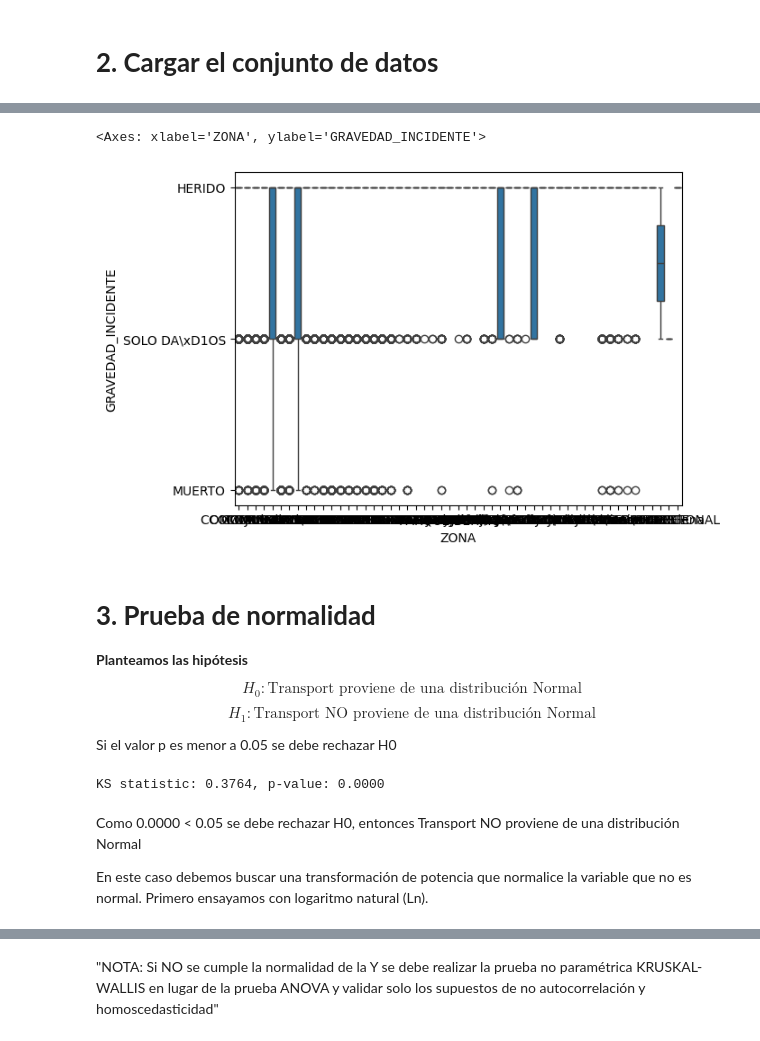
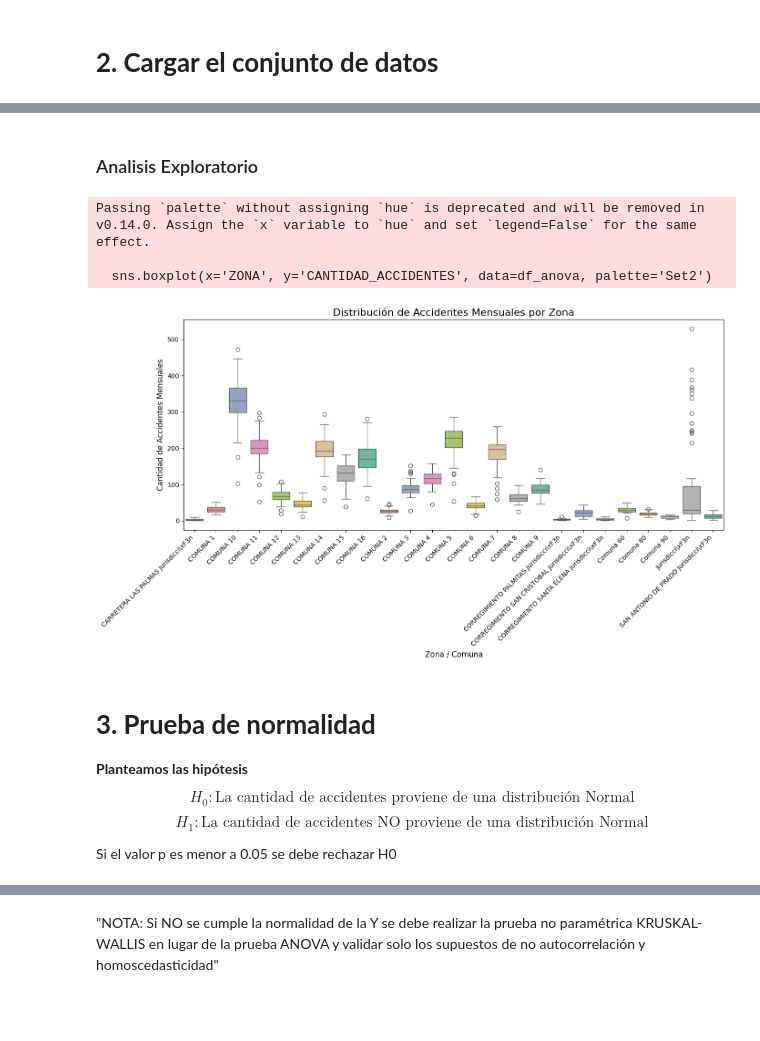
Before and after one commit to diegoVasquez600/Statistics_for_Analytics, a Jupyter notebook: ANOVA_est_IUPB_Diego_Rios_Vasquez_Juan_David_Perez.ipynb, the cells around one changed output, grey strips where cells are left out. Saved outputs shown, nothing was run; the diff lists cells and outputs as text; code cells hidden in the pictures; blank space fills up the shorter version.

```diff
--- a/ANOVA_est_IUPB_Diego_Rios_Vasquez_Juan_David_Perez.ipynb
+++ b/ANOVA_est_IUPB_Diego_Rios_Vasquez_Juan_David_Perez.ipynb
@@ -34,7 +34,10 @@ Archivo = files.upload()
 Ruta = list(Archivo.keys())[0]
 
 # Leer el archivo con pandas
-datos = pd.read_csv(Ruta,sep=',')
+try:
+  datos = pd.read_csv(Ruta,sep=',', encoding='latin1', low_memory=False)
+except UnicodeDecodeError:
+  datos = pd.read_csv(Ruta,sep=',', encoding='utf-8', low_memory=False)
 
 # Mostrar los 10 primeros registros del DataFrame
 print()
@@ -92,0 +98,19 @@ memory usage: 15.3+ MB
+# %%
+# Limpieza básica: quitar valores nulos en fecha o zona
+datos = datos.dropna(subset=['FECHA_INCIDENTE', 'ZONA'])
+datos['ZONA'] = datos['ZONA'].str.strip()
+
+# Filtrar las zonas principales para evitar ruido ("Sin Inf" o zonas con muy pocos datos)
+zonas_validas = datos['ZONA'].value_counts()[datos['ZONA'].value_counts() > 100].index
+datos = datos[datos['ZONA'].isin(zonas_validas)]
+
+# Convertir fecha y eliminar errores
+datos['FECHA_INCIDENTE'] = pd.to_datetime(datos['FECHA_INCIDENTE'], dayfirst=True, errors='coerce')
+datos = datos.dropna(subset=['FECHA_INCIDENTE'])
+# Para aplicar ANOVA, agrupamos para contar accidentes por Zona y Mes
+datos['AÑO_MES'] = datos['FECHA_INCIDENTE'].dt.to_period('M')
+df_anova = datos.groupby(['ZONA', 'AÑO_MES']).size().reset_index(name='CANTIDAD_ACCIDENTES')
+df_anova['AÑO_MES'] = df_anova['AÑO_MES'].astype(str)
+
+print("Datos agrupados listos para el análisis:")
+df_anova.head(10)
@@ -106,32 +143,26 @@ datos.describe()
-# %%
-# Boxplot
-# box plot Diagrama de caja y bigotes por continente
-sns.boxplot(x = 'ZONA', y = 'GRAVEDAD_INCIDENTE', data = datos)
-# %% [output]
-<Axes: xlabel='ZONA', ylabel='GRAVEDAD_INCIDENTE'>
-[figure, removed]
+# %% [markdown]
+### Analisis Exploratorio
+# %%
+plt.figure(figsize=(14, 8))
+sns.boxplot(x='ZONA', y='CANTIDAD_ACCIDENTES', data=df_anova, palette='Set2')
+plt.title('Distribución de Accidentes Mensuales por Zona', fontsize=16)
+plt.xlabel('Zona / Comuna', fontsize=12)
+plt.ylabel('Cantidad de Accidentes Mensuales', fontsize=12)
+plt.xticks(rotation=45, ha='right')
+plt.tight_layout()
+plt.show()
+# %% [output]
+Passing `palette` without assigning `hue` is deprecated and will be removed in v0.14.0. Assign the `x` variable to `hue` and set `legend=False` for the same effect.
+
+  sns.boxplot(x='ZONA', y='CANTIDAD_ACCIDENTES', data=df_anova, palette='Set2')
+[figure, added]
 # %% [markdown]
 # **3. Prueba de normalidad**
 
 **Planteamos las hipótesis**
 
- $$ H_{0}:\text{Transport proviene de una distribución Normal}$$
- $$ H_{1}:\text{Transport NO proviene de una distribución Normal}$$
+ $$ H_{0}:\text{La cantidad de accidentes proviene de una distribución Normal}$$
+ $$ H_{1}:\text{La cantidad de accidentes NO proviene de una distribución Normal}$$
 
  Si el valor p es menor a 0.05 se debe rechazar H0
-# %%
-media_Transport =datos['Transport'].mean()
-varianza_Transport =datos['Transport'].var()
-desvest_Transport =np.sqrt(varianza_Transport)
-
-# Test de Kolmogorov-Smirnov contra una N(mu, sigma)
-ks_statistic, p_value = stats.kstest(datos['Transport'], 'norm', args=(media_Transport, desvest_Transport))
-
-print(f"KS statistic: {ks_statistic:.4f}, p-value: {p_value:.4f}")
-# %% [output]
-KS statistic: 0.3764, p-value: 0.0000
-# %% [markdown]
-Como 0.0000 < 0.05 se debe rechazar H0, entonces Transport NO proviene de una distribución Normal
-
-En este caso debemos buscar una transformación de potencia que normalice la variable que no es normal. Primero ensayamos con logaritmo natural (Ln).
 # %%
```
Also changed, not shown: parts of 18 cells of this notebook.
